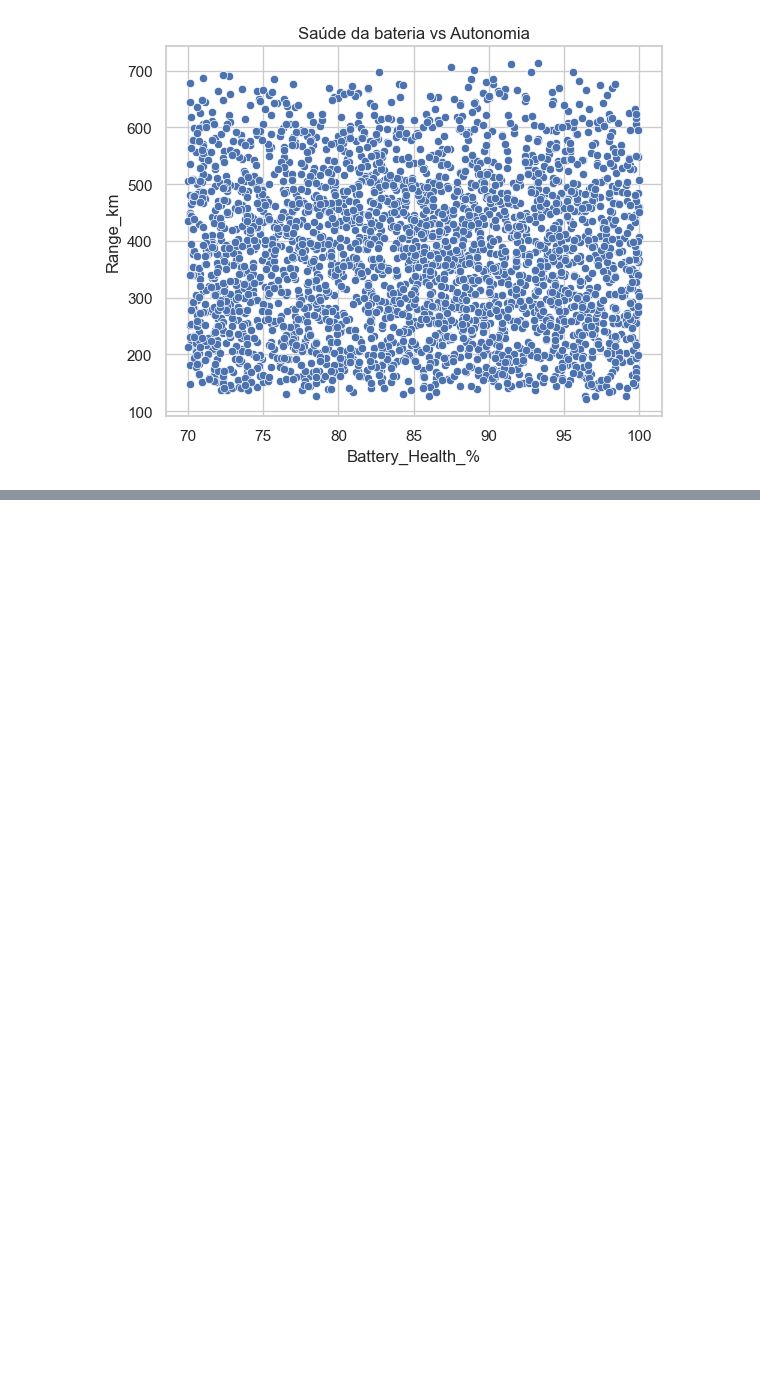
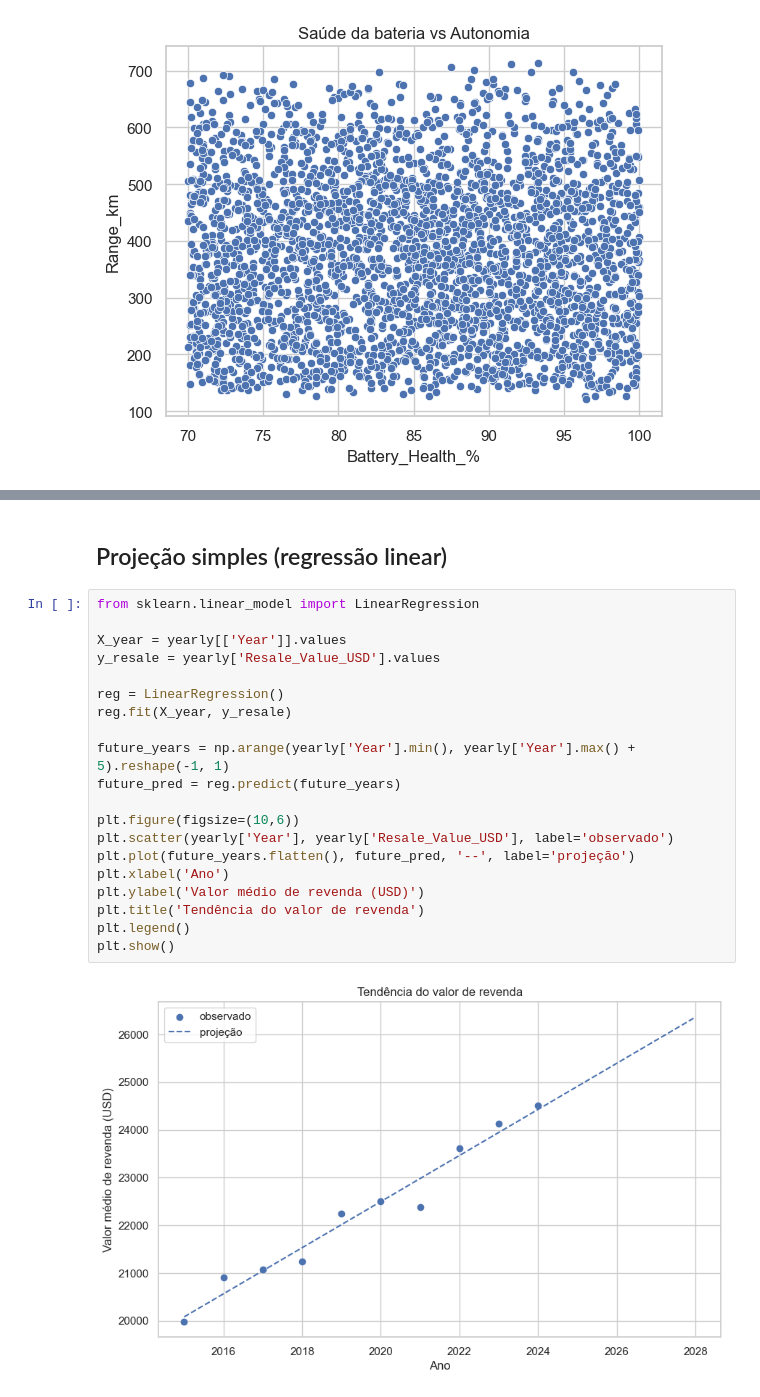
Before and after one commit to felippeximenes/ev-analytics, a Jupyter notebook: notebooks/projeto_veiculos_eletricos.ipynb, the cells around one changed output, grey strips where cells are left out. Saved outputs shown, nothing was run; the diff lists cells and outputs as text; blank space fills up the shorter version.

```diff
--- a/notebooks/projeto_veiculos_eletricos.ipynb
+++ b/notebooks/projeto_veiculos_eletricos.ipynb
@@ -114,0 +183,24 @@ plt.show()
+# %% [markdown]
+## Projeção simples (regressão linear)
+# %%
+from sklearn.linear_model import LinearRegression
+
+X_year = yearly[['Year']].values
+y_resale = yearly['Resale_Value_USD'].values
+
+reg = LinearRegression()
+reg.fit(X_year, y_resale)
+
+future_years = np.arange(yearly['Year'].min(), yearly['Year'].max() + 5).reshape(-1, 1)
+future_pred = reg.predict(future_years)
+
+plt.figure(figsize=(10,6))
+plt.scatter(yearly['Year'], yearly['Resale_Value_USD'], label='observado')
+plt.plot(future_years.flatten(), future_pred, '--', label='projeção')
+plt.xlabel('Ano')
+plt.ylabel('Valor médio de revenda (USD)')
+plt.title('Tendência do valor de revenda')
+plt.legend()
+plt.show()
+# %% [output]
+[figure, added]
```
Also changed, not shown: parts of 23 cells of this notebook, 1 other file.
